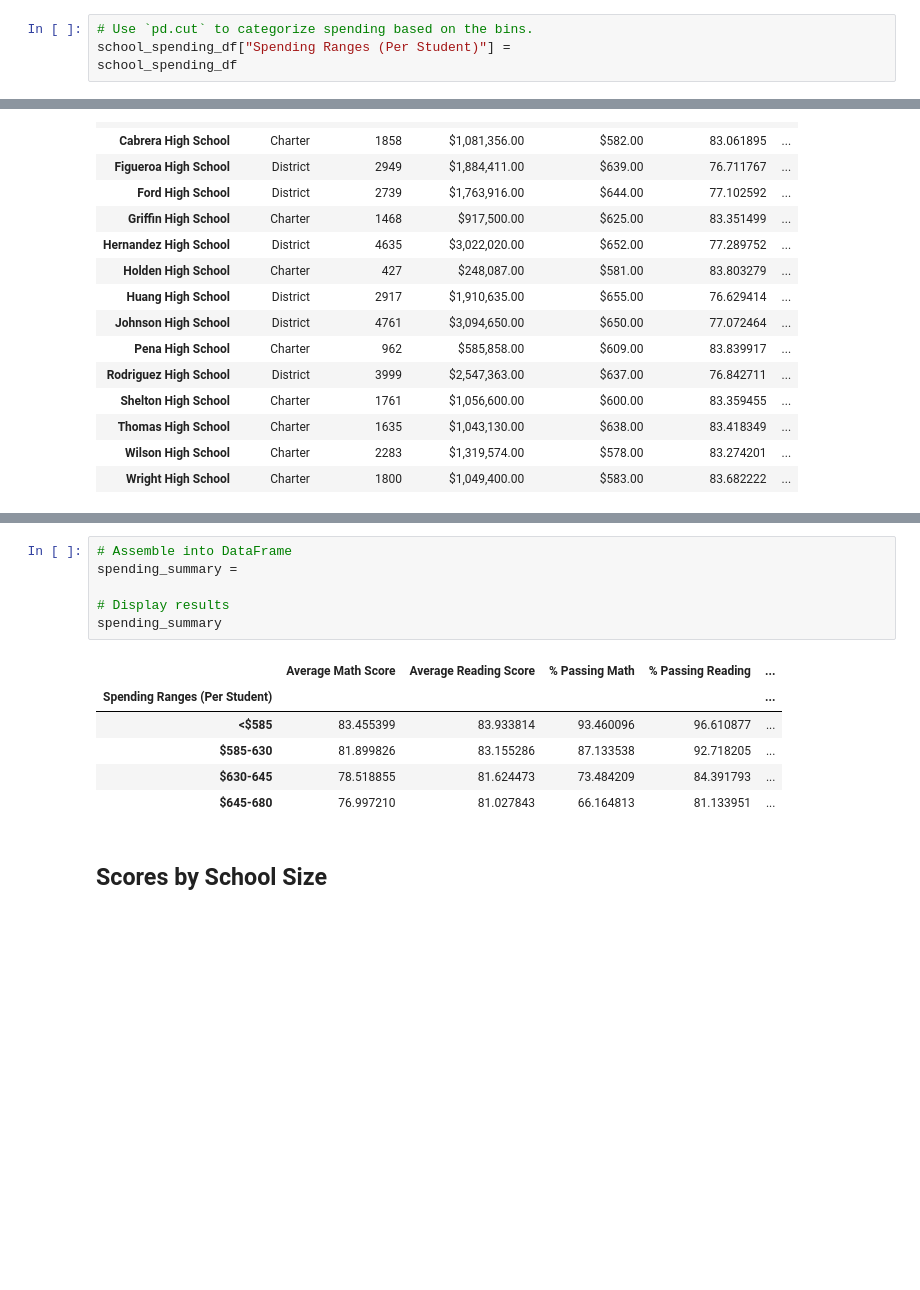
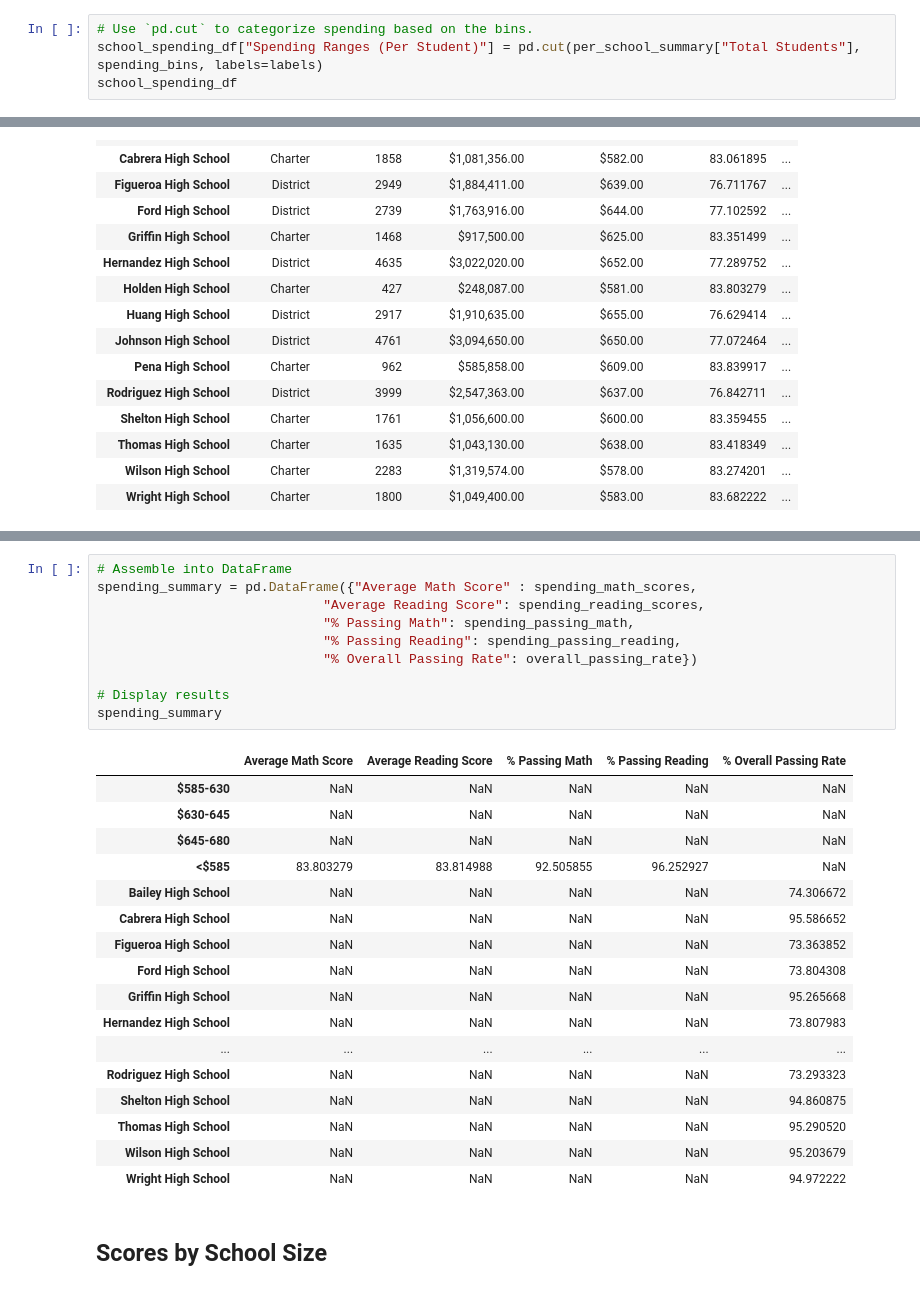
Before and after one commit to Jleavitt0/Pandas-challenge, a Jupyter notebook: PyCitySchools/PyCitySchools_starter.ipynb, the cells around one changed output, grey strips where cells are left out. Drawn from its saved outputs; the diff is of its cells as text; blank space fills up the shorter version.

```diff
--- a/PyCitySchools/PyCitySchools_starter.ipynb
+++ b/PyCitySchools/PyCitySchools_starter.ipynb
@@ -251,7 +256,7 @@ labels = ["<$585", "$585-630", "$630-645", "$645-680"]
 school_spending_df = per_school_summary.copy()
 # %%
 # Use `pd.cut` to categorize spending based on the bins.
-school_spending_df["Spending Ranges (Per Student)"] =
+school_spending_df["Spending Ranges (Per Student)"] = pd.cut(per_school_summary["Total Students"], spending_bins, labels=labels)
 school_spending_df
 # %% [output]
 |  | School Type | Total Students | Total School Budget | Per Student Budget | Average Math Score | ... |
@@ -280,16 +287,31 @@ overall_passing_spending = school_spending_df.groupby(["Spending Ranges (Per Stu
-# %%
-# Assemble into DataFrame
-spending_summary =
-
-# Display results
-spending_summary
-# %% [output]
-|  | Average Math Score | Average Reading Score | % Passing Math | % Passing Reading | ... |
-| Spending Ranges (Per Student) |  |  |  |  | ... |
-| <$585 | 83.455399 | 83.933814 | 93.460096 | 96.610877 | ... |
-| $585-630 | 81.899826 | 83.155286 | 87.133538 | 92.718205 | ... |
-| $630-645 | 78.518855 | 81.624473 | 73.484209 | 84.391793 | ... |
-| $645-680 | 76.997210 | 81.027843 | 66.164813 | 81.133951 | ... |
+# %%
+# Assemble into DataFrame
+spending_summary = pd.DataFrame({"Average Math Score" : spending_math_scores,
+                             "Average Reading Score": spending_reading_scores,
+                             "% Passing Math": spending_passing_math,
+                             "% Passing Reading": spending_passing_reading,
+                             "% Overall Passing Rate": overall_passing_rate})
+
+# Display results
+spending_summary
+# %% [output]
+|  | Average Math Score | Average Reading Score | % Passing Math | % Passing Reading | % Overall Passing Rate |
+| $585-630 | NaN | NaN | NaN | NaN | NaN |
+| $630-645 | NaN | NaN | NaN | NaN | NaN |
+| $645-680 | NaN | NaN | NaN | NaN | NaN |
+| <$585 | 83.803279 | 83.814988 | 92.505855 | 96.252927 | NaN |
+| Bailey High School | NaN | NaN | NaN | NaN | 74.306672 |
+| Cabrera High School | NaN | NaN | NaN | NaN | 95.586652 |
+| Figueroa High School | NaN | NaN | NaN | NaN | 73.363852 |
+| Ford High School | NaN | NaN | NaN | NaN | 73.804308 |
+| Griffin High School | NaN | NaN | NaN | NaN | 95.265668 |
+| Hernandez High School | NaN | NaN | NaN | NaN | 73.807983 |
+| ... | ... | ... | ... | ... | ... |
+| Rodriguez High School | NaN | NaN | NaN | NaN | 73.293323 |
+| Shelton High School | NaN | NaN | NaN | NaN | 94.860875 |
+| Thomas High School | NaN | NaN | NaN | NaN | 95.290520 |
+| Wilson High School | NaN | NaN | NaN | NaN | 95.203679 |
+| Wright High School | NaN | NaN | NaN | NaN | 94.972222 |
 # %% [markdown]
 ## Scores by School Size
 # %%
```
Also changed, not shown: parts of 20 cells of this notebook.
